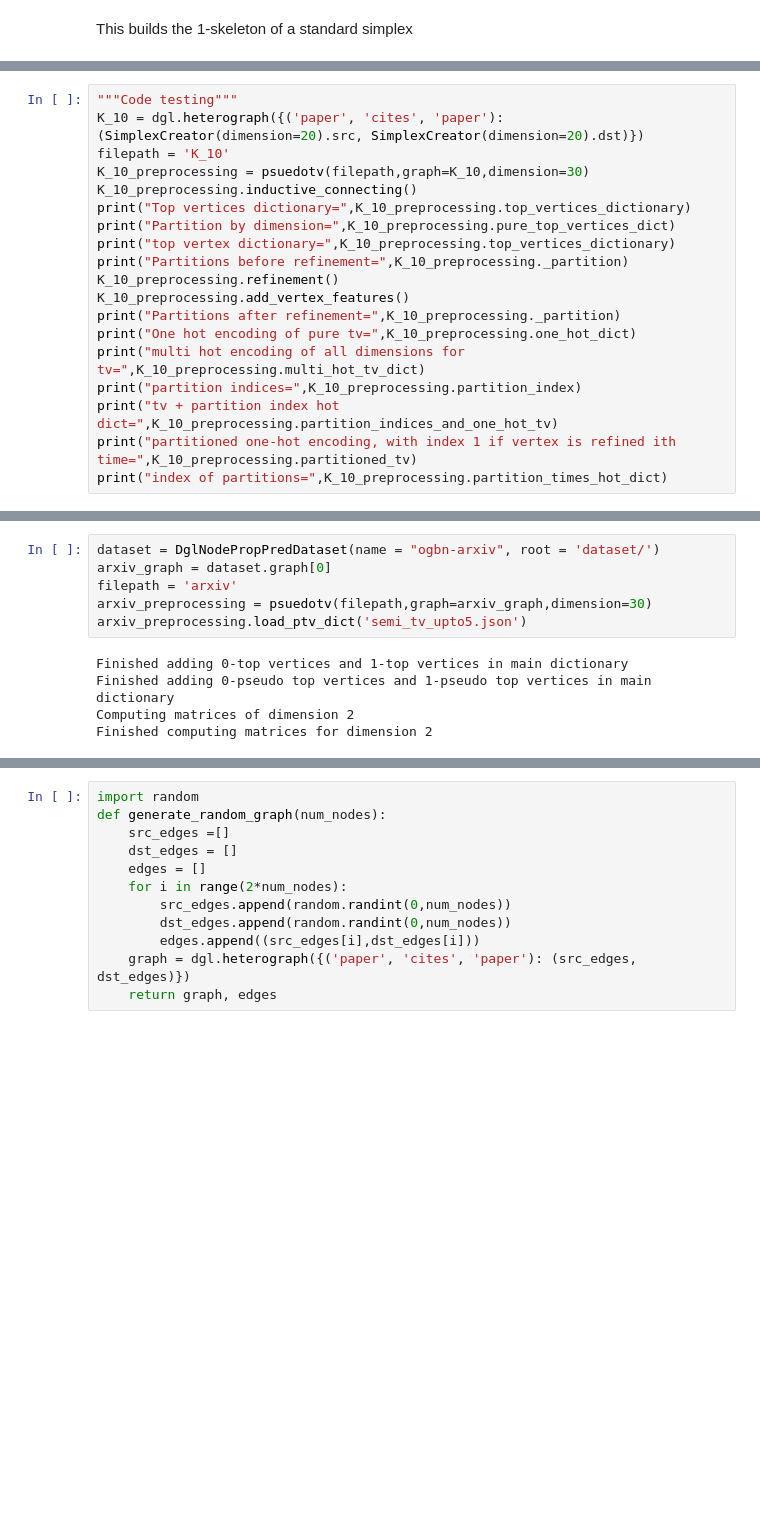
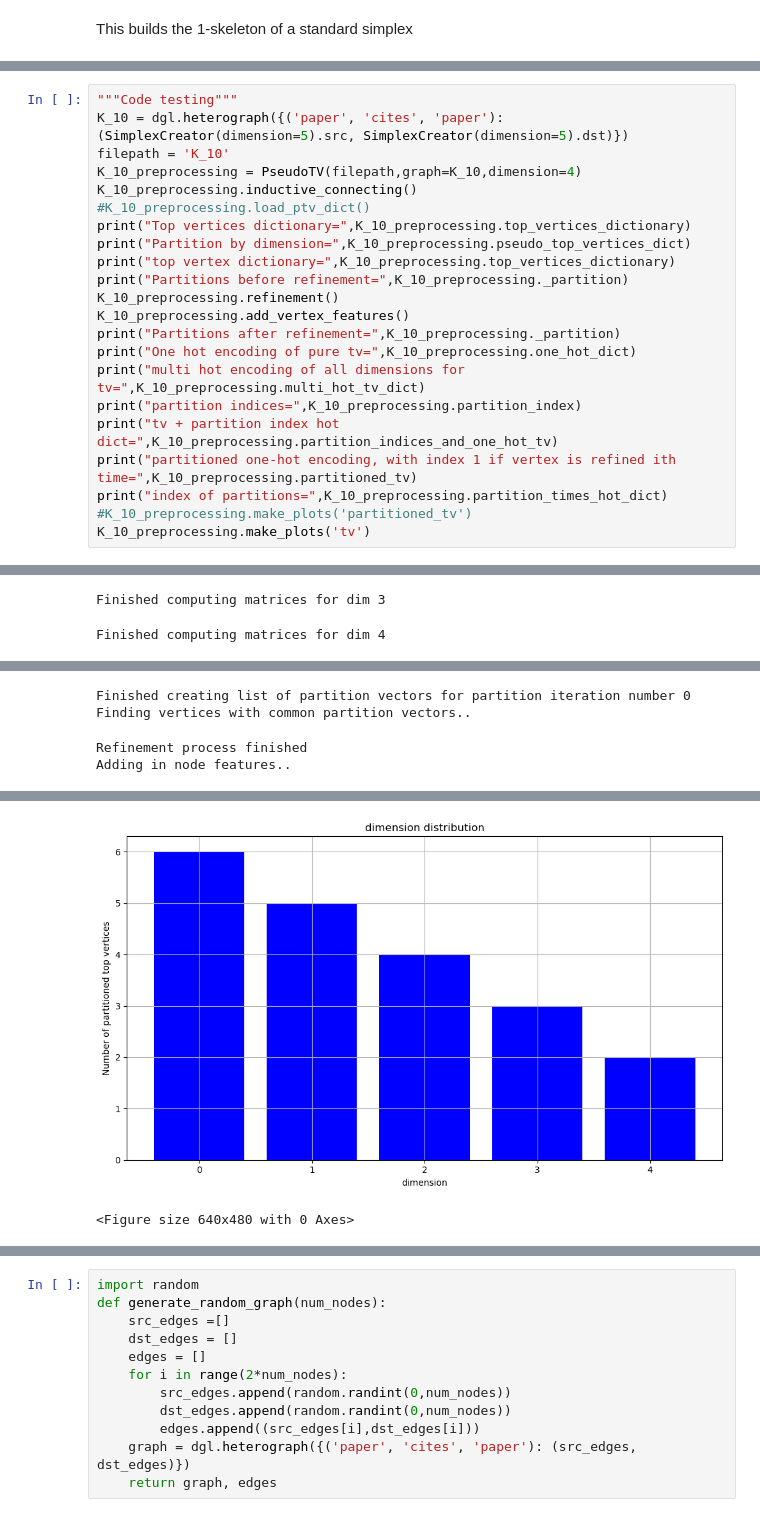
Before and after one commit to abdullahnaeemmalik/abdullahnaeemmalik.github.io, a Jupyter notebook: files/pTV.ipynb, the cells around one changed output, grey strips where cells are left out. Drawn from its saved outputs; the diff is of its cells as text; blank space fills up the shorter version.

```diff
--- a/files/pTV.ipynb
+++ b/files/pTV.ipynb
@@ -423,12 +566,13 @@ class psuedotv():
 class PartitionError(Exception): pass
 # %%
 """Code testing"""
-K_10 = dgl.heterograph({('paper', 'cites', 'paper'): (SimplexCreator(dimension=20).src, SimplexCreator(dimension=20).dst)})
+K_10 = dgl.heterograph({('paper', 'cites', 'paper'): (SimplexCreator(dimension=5).src, SimplexCreator(dimension=5).dst)})
 filepath = 'K_10'
-K_10_preprocessing = psuedotv(filepath,graph=K_10,dimension=30)
+K_10_preprocessing = PseudoTV(filepath,graph=K_10,dimension=4)
 K_10_preprocessing.inductive_connecting()
+#K_10_preprocessing.load_ptv_dict()
 print("Top vertices dictionary=",K_10_preprocessing.top_vertices_dictionary)
-print("Partition by dimension=",K_10_preprocessing.pure_top_vertices_dict)
+print("Partition by dimension=",K_10_preprocessing.pseudo_top_vertices_dict)
 print("top vertex dictionary=",K_10_preprocessing.top_vertices_dictionary)
 print("Partitions before refinement=",K_10_preprocessing._partition)
 K_10_preprocessing.refinement()
@@ -440,3 +584,6 @@ print("partition indices=",K_10_preprocessing.partition_index)
 print("tv + partition index hot dict=",K_10_preprocessing.partition_indices_and_one_hot_tv)
 print("partitioned one-hot encoding, with index 1 if vertex is refined ith time=",K_10_preprocessing.partitioned_tv)
 print("index of partitions=",K_10_preprocessing.partition_times_hot_dict)
+#K_10_preprocessing.make_plots('partitioned_tv')
+K_10_preprocessing.make_plots('tv')
+# %% [output]
@@ -442,0 +595,2 @@ print("index of partitions=",K_10_preprocessing.partition_times_hot_dict)
+Finished computing matrices for dim 3
+Finished computing matrices for dim 4
@@ -442,0 +606,4 @@ print("index of partitions=",K_10_preprocessing.partition_times_hot_dict)
+Finished creating list of partition vectors for partition iteration number 0
+Finding vertices with common partition vectors..
+Refinement process finished
+Adding in node features..
@@ -443,11 +619,2 @@ print("index of partitions=",K_10_preprocessing.partition_times_hot_dict)
+[figure, added]
+<Figure size 640x480 with 0 Axes>
-# %%
-dataset = DglNodePropPredDataset(name = "ogbn-arxiv", root = 'dataset/')
-arxiv_graph = dataset.graph[0]
-filepath = 'arxiv'
-arxiv_preprocessing = psuedotv(filepath,graph=arxiv_graph,dimension=30)
-arxiv_preprocessing.load_ptv_dict('semi_tv_upto5.json')
-# %% [output]
-Finished adding 0-top vertices and 1-top vertices in main dictionary
-Finished adding 0-pseudo top vertices and 1-pseudo top vertices in main dictionary
-Computing matrices of dimension 2
-Finished computing matrices for dimension 2
```
Also changed, not shown: parts of 25 cells of this notebook.
